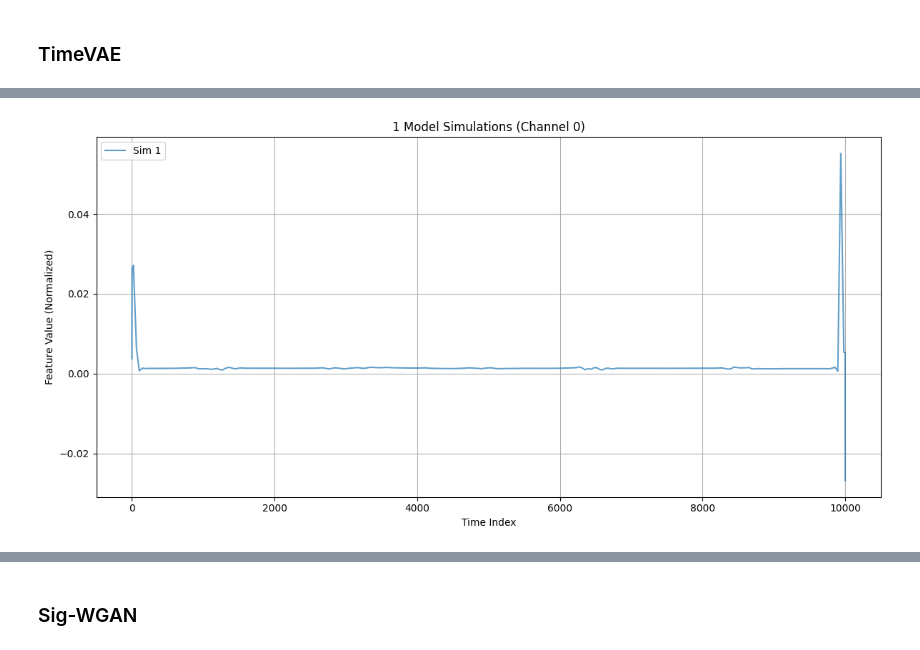
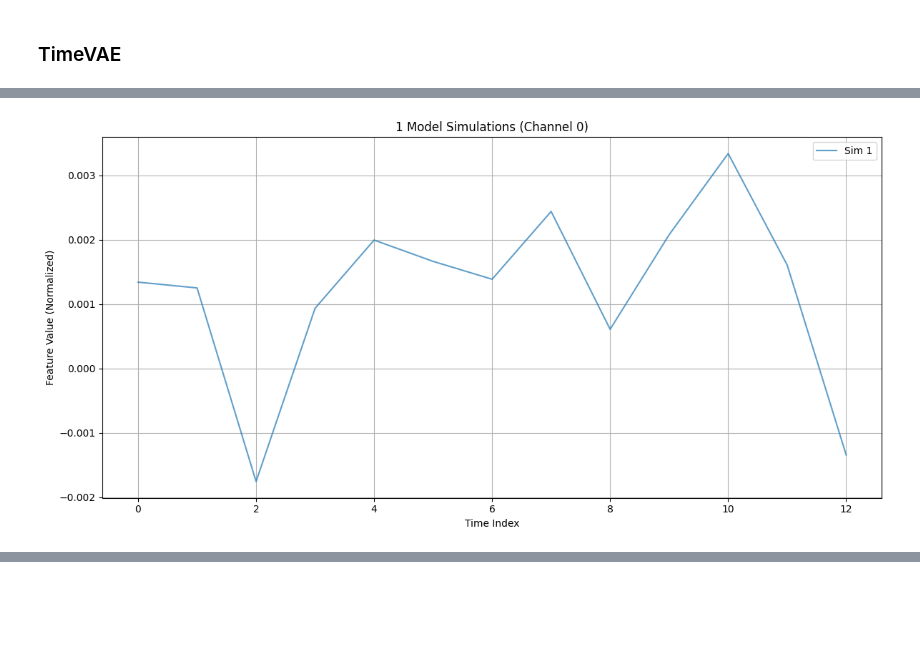
Before and after one commit to eddisonpham/StonkBench, a Jupyter notebook: notebooks/model_validation.ipynb, the cells around one changed output, grey strips where cells are left out. Saved outputs shown, nothing was run; the diff lists cells and outputs as text; code cells hidden in the pictures; blank space fills up the shorter version.

```diff
--- a/notebooks/model_validation.ipynb
+++ b/notebooks/model_validation.ipynb
@@ -448,7 +442,7 @@ def plot_model_simulations_mean_dt(
 
     for _ in range(num_simulations):
         with torch.no_grad():
-            fake_series = model.generate(num_samples=1, seq_len=sequence_length)
+            fake_series = model.generate(num_samples=1, seq_length=sequence_length)
         if isinstance(fake_series, torch.Tensor):
             fake_series = fake_series.cpu().numpy()
         fake_series = fake_series[0]
@@ -486,13 +480,14 @@ print("Training TimeGAN")
 print("=" * 50)
 
 time_gan = TimeGAN(
-    input_dim=num_channels
+    length=seq_length,
+    num_channels=num_channels,
 )
 
 print(f"TimeGAN model initialized on device: {time_gan.device}")
 
 print("Training TimeGAN model...")
-time_gan.fit(train_loader_np, epochs=10)
+time_gan.fit(train_loader_np, num_epochs=3)
 print("TimeGAN training complete.")
 # %% [output]
 ==================================================
@@ -530,13 +517,8 @@ print("Training QuantGAN")
 print("=" * 50)
 
 quant_gan = QuantGAN(
-    seq_length=seq_length,
-    num_features=num_channels,
-    embedding_dim=3,
-    hidden_dim=80,
-    lr=0.0002,
-    clip_value=0.01,
-    n_critic=5
+    length=seq_length,
+    num_channels=num_channels,
 )
 
 print(f"QuantGAN model initialized on device: {quant_gan.device}")
@@ -569,19 +561,14 @@ print("Training TimeVAE")
 print("=" * 50)
 
 time_vae = TimeVAE(
-    seq_length=seq_length,
-    n_channels=num_channels,
-    latent_dim=32,
-    enc_hidden=128,
-    dec_hidden=128,
-    beta=1.0,
-    use_lstm=True
+    length=seq_length,
+    num_channels=num_channels,
 )
 
 print(f"TimeVAE model initialized on device: {time_vae.device}")
 
 print("Training TimeVAE model...")
-time_vae.fit(train_loader_np, epochs=10)
+time_vae.fit(train_loader_np, num_epochs=10)
 print("TimeVAE training complete.")
 # %% [output]
 ==================================================
@@ -593,4 +580,4 @@ Epoch 1/10 | loss: 0.001446 | recon: 0.001389 | kld: 0.000056
 # %%
-plot_model_simulations_mean_dt(model=time_vae, num_simulations=1, sequence_length=10000)
+plot_model_simulations_mean_dt(model=time_vae, num_simulations=1, sequence_length=13)
 # %% [output]
-[figure, old version]
+[figure, new version]
@@ -600,2 +586,0 @@ plot_model_simulations_mean_dt(model=time_vae, num_simulations=1, sequence_lengt
-# %% [markdown]
-### Sig-WGAN
```
Also changed, not shown: parts of 19 cells of this notebook, 18 other files.
